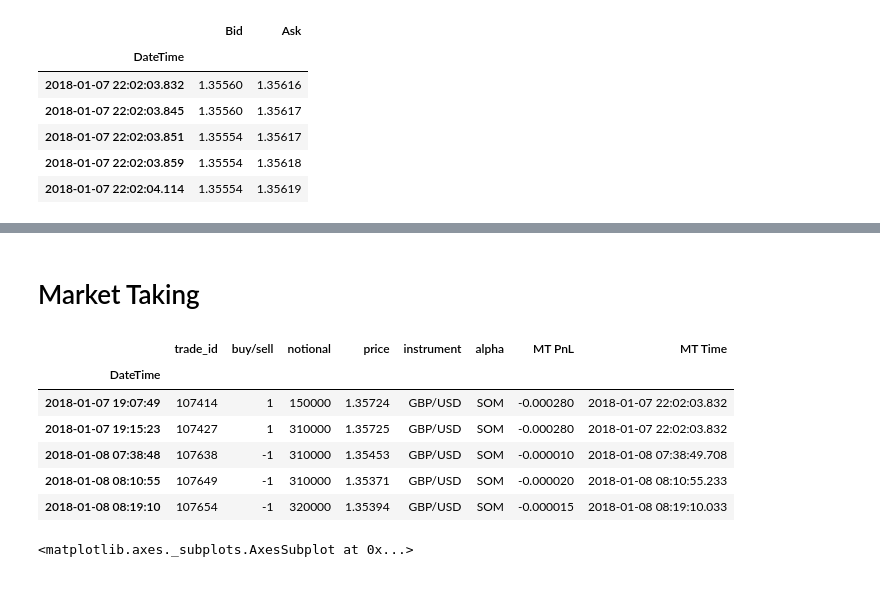
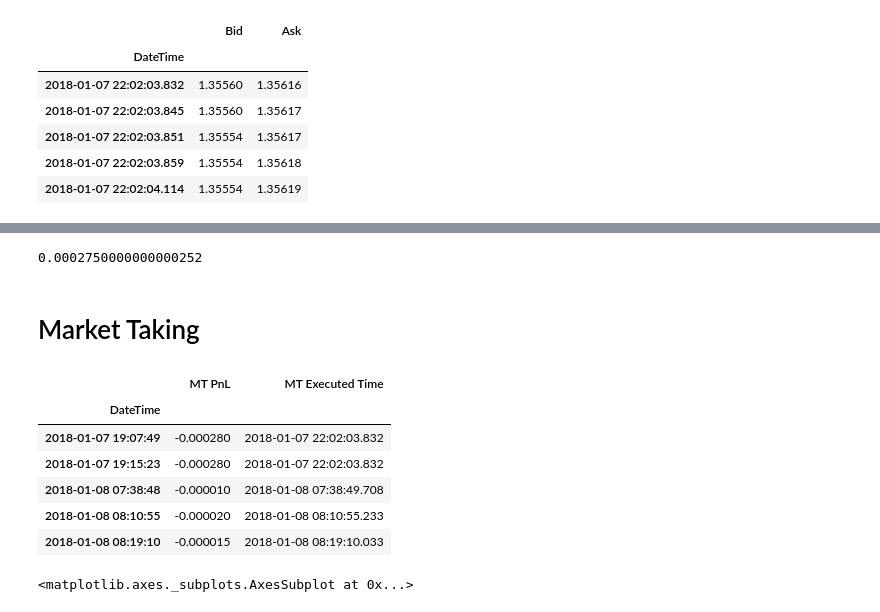
Before and after one commit to seanahmad/FRE-7251-Algo-Trading, a Jupyter notebook: week 3/Project_3.ipynb, the cells around one changed output, grey strips where cells are left out. Drawn from its saved outputs; the diff is of its cells as text; code cells hidden in the pictures.

```diff
--- a/week 3/Project_3.ipynb
+++ b/week 3/Project_3.ipynb
@@ -38,5 +47,23 @@ tick.head()
+# %%
+tick.iloc[0,1] - mm
+# %% [output]
+0.0002750000000000252
 # %% [markdown]
 # Market Taking
+# %%
+def MT(order, tick):
+    PnL_df = pd.DataFrame(index=order.index)
+
+    for i in order.index:
+        nearest_row_num = tick.index.get_loc(i, method='backfill') ## find nearest by DateTime
+        nearest = tick.iloc[nearest_row_num] ## nearest fulfilled bid/ask price
+        PnL = (nearest[0] - nearest[1])*1/2
+        time = tick.index[nearest_row_num] ## time of fulfilled trade
+
+        PnL_df.loc[i, 'MT PnL'] = PnL
+        PnL_df.loc[i, 'MT Executed Time'] = time
+
+    return PnL_df
 # %%
 for i in order.index:
     nearest_row_num = tick.index.get_loc(i, method='backfill') ## find nearest by DateTime
@@ -45,14 +72,16 @@ for i in order.index:
     time = tick.index[nearest_row_num] ## time of fulfilled trade
     order.loc[i, 'MT PnL'] = PnL
     order.loc[i, 'MT Time'] = time
+# %%
+MT_PnL = MT(order, tick)
 # %%
-order.head()
+MT_PnL.head()
 # %% [output]
-|  | trade_id | buy/sell | notional | price | instrument | alpha | MT PnL | MT Time |
-| DateTime |  |  |  |  |  |  |  |  |
-| 2018-01-07 19:07:49 | 107414 | 1 | 150000 | 1.35724 | GBP/USD | SOM | -0.000280 | 2018-01-07 22:02:03.832 |
-| 2018-01-07 19:15:23 | 107427 | 1 | 310000 | 1.35725 | GBP/USD | SOM | -0.000280 | 2018-01-07 22:02:03.832 |
-| 2018-01-08 07:38:48 | 107638 | -1 | 310000 | 1.35453 | GBP/USD | SOM | -0.000010 | 2018-01-08 07:38:49.708 |
-| 2018-01-08 08:10:55 | 107649 | -1 | 310000 | 1.35371 | GBP/USD | SOM | -0.000020 | 2018-01-08 08:10:55.233 |
-| 2018-01-08 08:19:10 | 107654 | -1 | 320000 | 1.35394 | GBP/USD | SOM | -0.000015 | 2018-01-08 08:19:10.033 |
+|  | MT PnL | MT Executed Time |
+| DateTime |  |  |
+| 2018-01-07 19:07:49 | -0.000280 | 2018-01-07 22:02:03.832 |
+| 2018-01-07 19:15:23 | -0.000280 | 2018-01-07 22:02:03.832 |
+| 2018-01-08 07:38:48 | -0.000010 | 2018-01-08 07:38:49.708 |
+| 2018-01-08 08:10:55 | -0.000020 | 2018-01-08 08:10:55.233 |
+| 2018-01-08 08:19:10 | -0.000015 | 2018-01-08 08:19:10.033 |
 # %%
```
Also changed, not shown: parts of 27 cells of this notebook.
